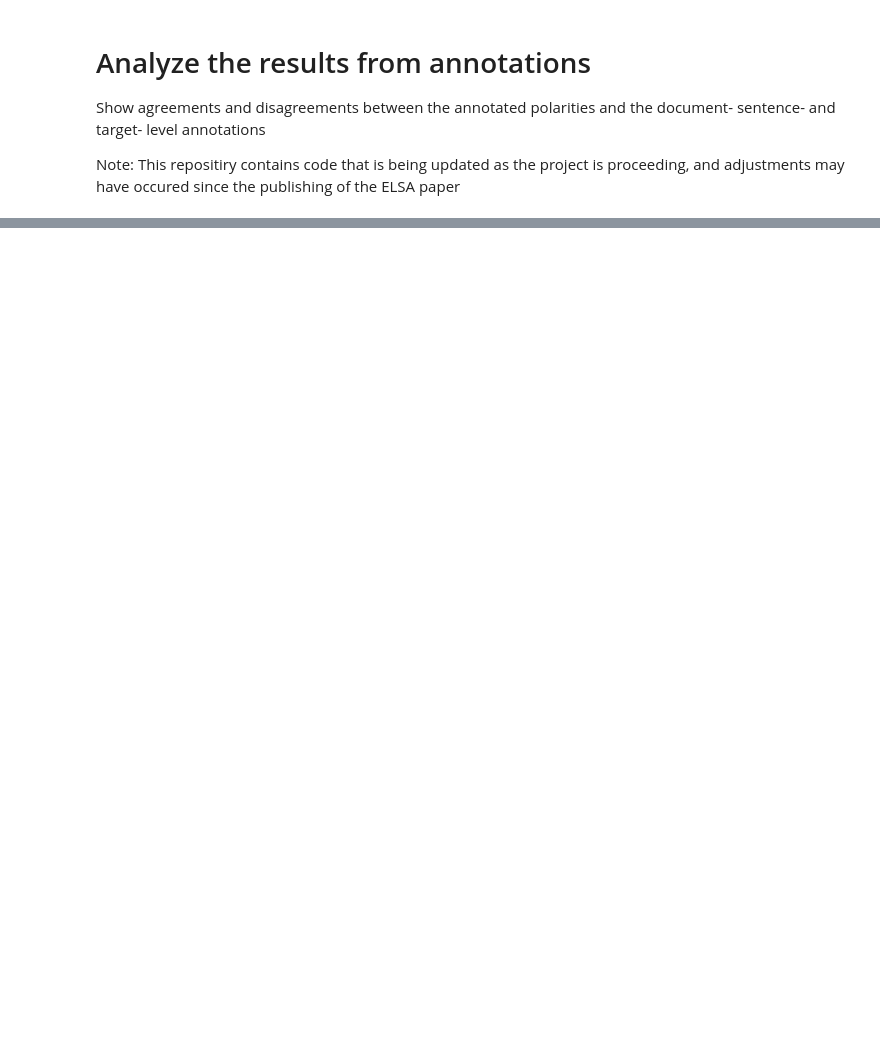
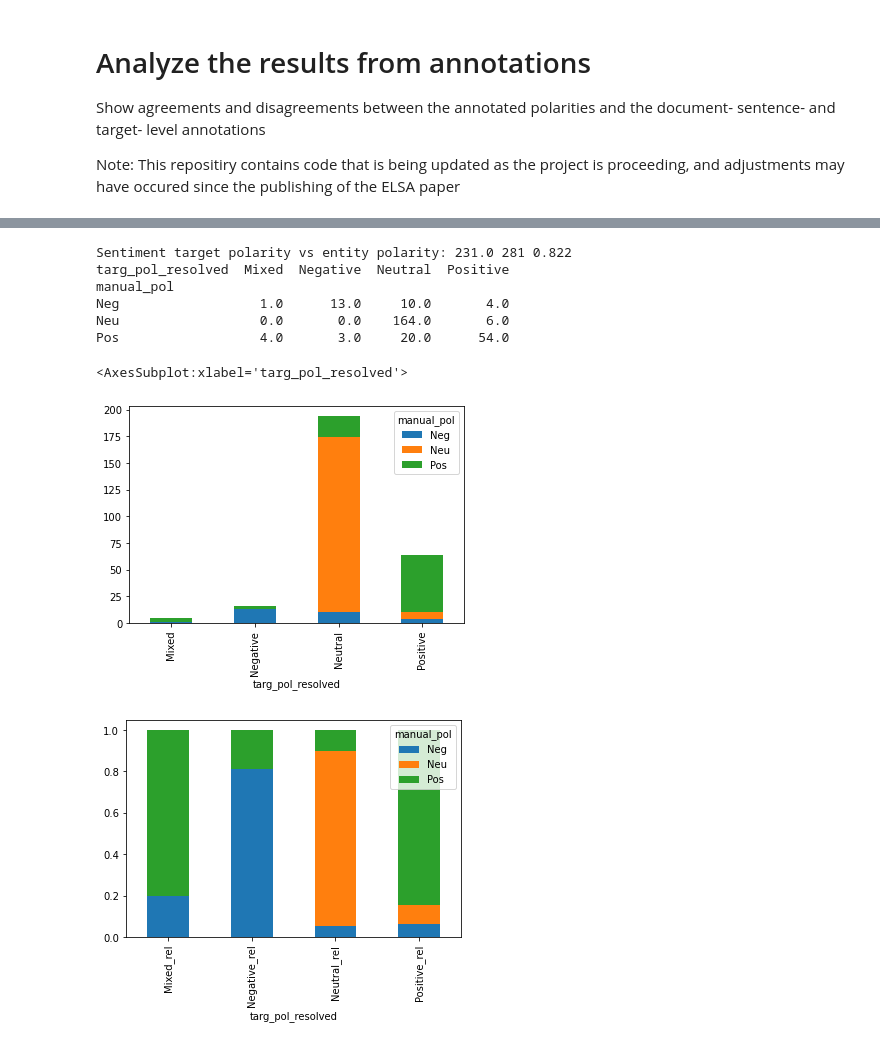
Before and after one commit to egilron/elsa-introduction, a Jupyter notebook: 3_analyze_annotated.ipynb, the cells around one changed output, grey strips where cells are left out. Saved outputs shown, nothing was run; the diff lists cells and outputs as text; code cells hidden in the pictures; blank space fills up the shorter version.

```diff
--- a/3_analyze_annotated.ipynb
+++ b/3_analyze_annotated.ipynb
@@ -59,0 +69,23 @@ IndentationError: expected an indented block (1688109955.py, line 9)
+# %%
+# ELSA vs annotated sentiment targets
+df["targ_pol_resolved"]= df["targ_pol_resolved"].fillna("Neutral")
+targets_elsa = pd.pivot_table(df, index = ["manual_pol"], values = "entity_id", columns = "targ_pol_resolved", aggfunc='count').fillna(0)
+# Sentence-level polarity vs entity polarity
+hits = np.sum([targets_elsa.at[pol[:3], pol] for pol in ["Negative", "Neutral","Positive"]])
+print("Sentiment target polarity vs entity polarity:",hits, len(df), round(hits/len(df), 3))
+
+print(targets_elsa)
+targets_elsa.T.plot.bar(stacked=True)
+for c in targets_elsa.columns:
+    targets_elsa[c+"_rel"] = targets_elsa[c]/targets_elsa[c].sum()
+targets_elsa[[c for c in targets_elsa.columns if "_rel" in c]].T.plot.bar(stacked=True)
+# %% [output]
+Sentiment target polarity vs entity polarity: 231.0 281 0.822
+targ_pol_resolved  Mixed  Negative  Neutral  Positive
+manual_pol
+Neg                  1.0      13.0     10.0       4.0
+Neu                  0.0       0.0    164.0       6.0
+Pos                  4.0       3.0     20.0      54.0
+<AxesSubplot:xlabel='targ_pol_resolved'>
+[figure, added]
+[figure, added]
```
Also changed, not shown: parts of 4 cells of this notebook.
